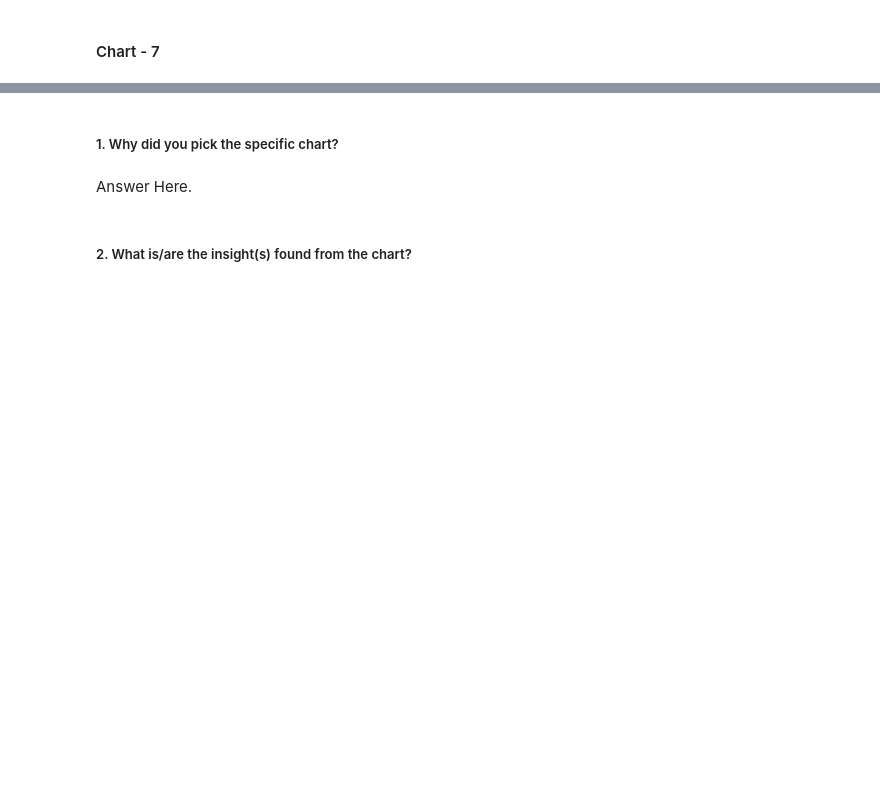
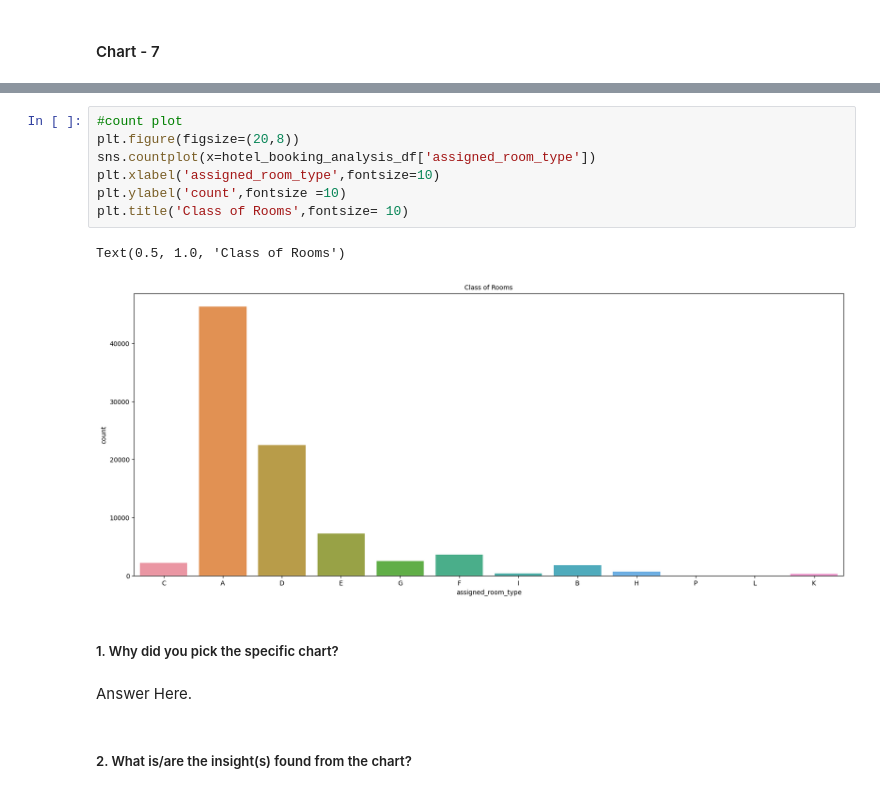
Before and after one commit to lovbundela240/Eda-_Hotel_booking_anaylsis, a Jupyter notebook: EDA_Hotel_Booking_Analysis.ipynb, the cells around one changed output, grey strips where cells are left out. Cells and saved outputs as stored; diff of their text form; blank space fills up the shorter version.

```diff
--- a/EDA_Hotel_Booking_Analysis.ipynb
+++ b/EDA_Hotel_Booking_Analysis.ipynb
@@ -790,3 +821,13 @@ Answer Here
+# %%
+#count plot
+plt.figure(figsize=(20,8))
+sns.countplot(x=hotel_booking_analysis_df['assigned_room_type'])
+plt.xlabel('assigned_room_type',fontsize=10)
+plt.ylabel('count',fontsize =10)
+plt.title('Class of Rooms',fontsize= 10)
+# %% [output]
+Text(0.5, 1.0, 'Class of Rooms')
+[figure, added]
 # %% [markdown]
 ##### 1. Why did you pick the specific chart?
 # %% [markdown]
```
Also changed, not shown: parts of 14 cells of this notebook.
